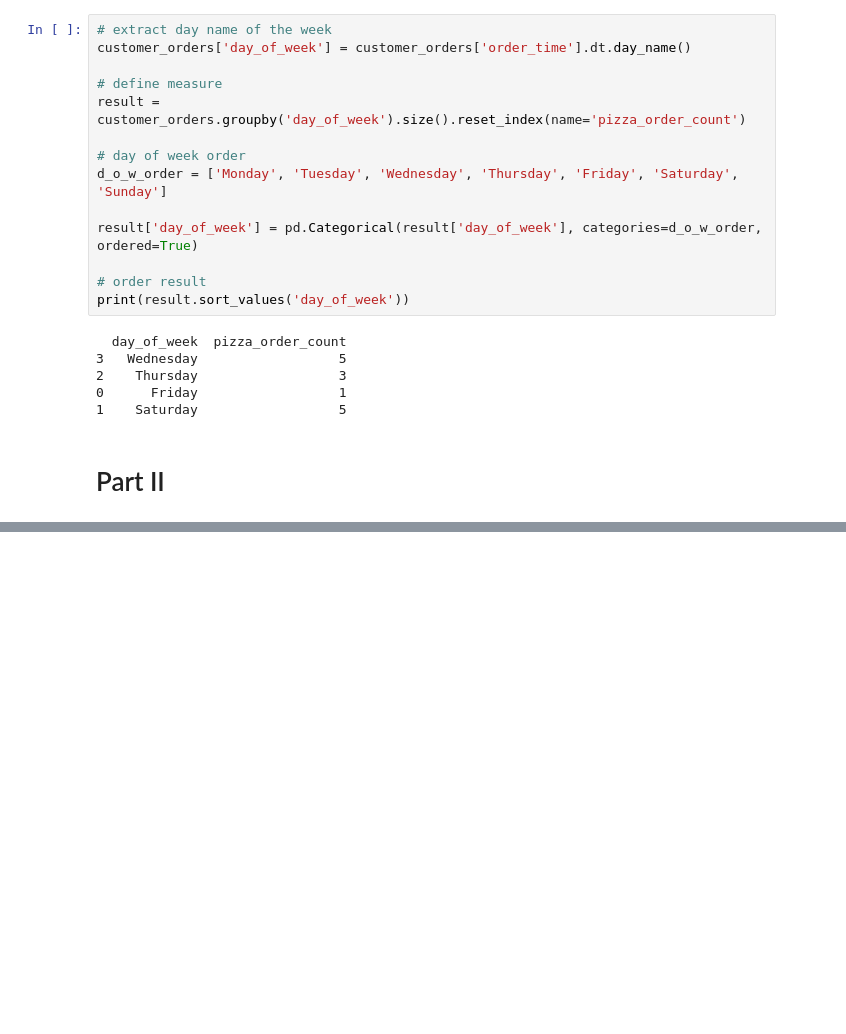
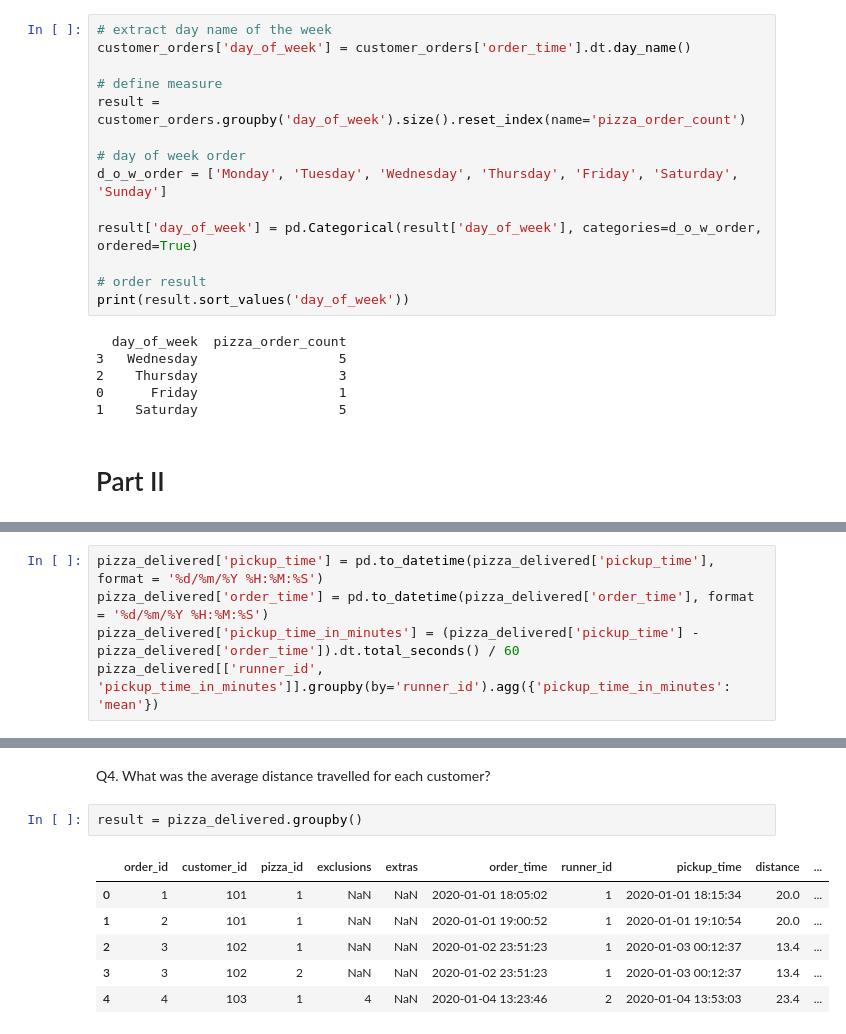
Before and after one commit to npanphu97/Phu_Nguyen_Portfolio, a Jupyter notebook: 8_Weeks_SQL_Challenge/Week_2_Pizza_Runner/Week_2_SQL_Challenge_Case_Study_2_Pizza_Runner.ipynb, the cells around one changed output, grey strips where cells are left out. Cells and saved outputs as stored; diff of their text form; blank space fills up the shorter version.

```diff
--- a/8_Weeks_SQL_Challenge/Week_2_Pizza_Runner/Week_2_SQL_Challenge_Case_Study_2_Pizza_Runner.ipynb
+++ b/8_Weeks_SQL_Challenge/Week_2_Pizza_Runner/Week_2_SQL_Challenge_Case_Study_2_Pizza_Runner.ipynb
@@ -194,0 +217,5 @@ print(result.sort_values('day_of_week'))
+# %%
+pizza_delivered['pickup_time'] = pd.to_datetime(pizza_delivered['pickup_time'], format = '%d/%m/%Y %H:%M:%S')
+pizza_delivered['order_time'] = pd.to_datetime(pizza_delivered['order_time'], format = '%d/%m/%Y %H:%M:%S')
+pizza_delivered['pickup_time_in_minutes'] = (pizza_delivered['pickup_time'] - pizza_delivered['order_time']).dt.total_seconds() / 60
+pizza_delivered[['runner_id', 'pickup_time_in_minutes']].groupby(by='runner_id').agg({'pickup_time_in_minutes': 'mean'})
@@ -194,0 +248,11 @@ print(result.sort_values('day_of_week'))
+# %% [markdown]
+Q4. What was the average distance travelled for each customer?
+# %%
+result = pizza_delivered.groupby()
+# %% [output]
+|  | order_id | customer_id | pizza_id | exclusions | extras | order_time | runner_id | pickup_time | distance | ... |
+| 0 | 1 | 101 | 1 | NaN | NaN | 2020-01-01 18:05:02 | 1 | 2020-01-01 18:15:34 | 20.0 | ... |
+| 1 | 2 | 101 | 1 | NaN | NaN | 2020-01-01 19:00:52 | 1 | 2020-01-01 19:10:54 | 20.0 | ... |
+| 2 | 3 | 102 | 1 | NaN | NaN | 2020-01-02 23:51:23 | 1 | 2020-01-03 00:12:37 | 13.4 | ... |
+| 3 | 3 | 102 | 2 | NaN | NaN | 2020-01-02 23:51:23 | 1 | 2020-01-03 00:12:37 | 13.4 | ... |
+| 4 | 4 | 103 | 1 | 4 | NaN | 2020-01-04 13:23:46 | 2 | 2020-01-04 13:53:03 | 23.4 | ... |
```
Also changed, not shown: parts of 7 cells of this notebook, 3 other files.
